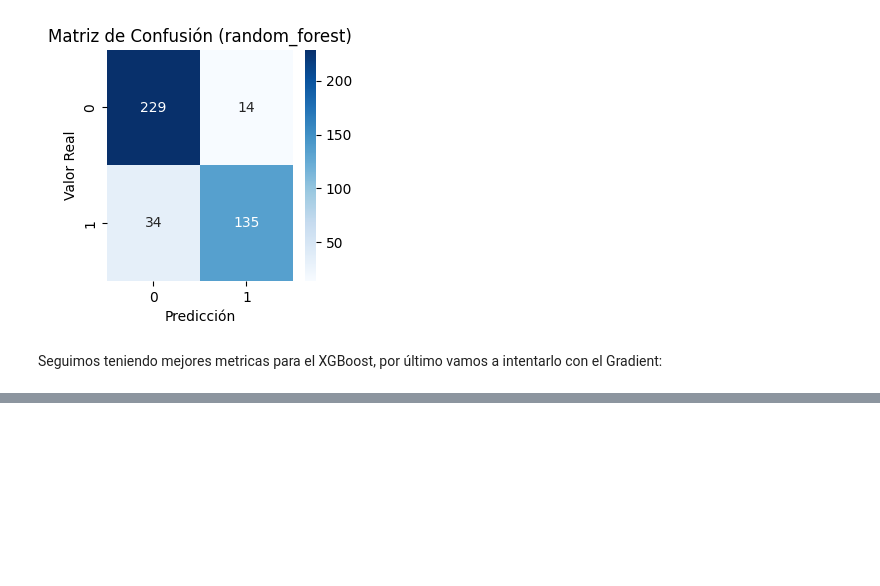
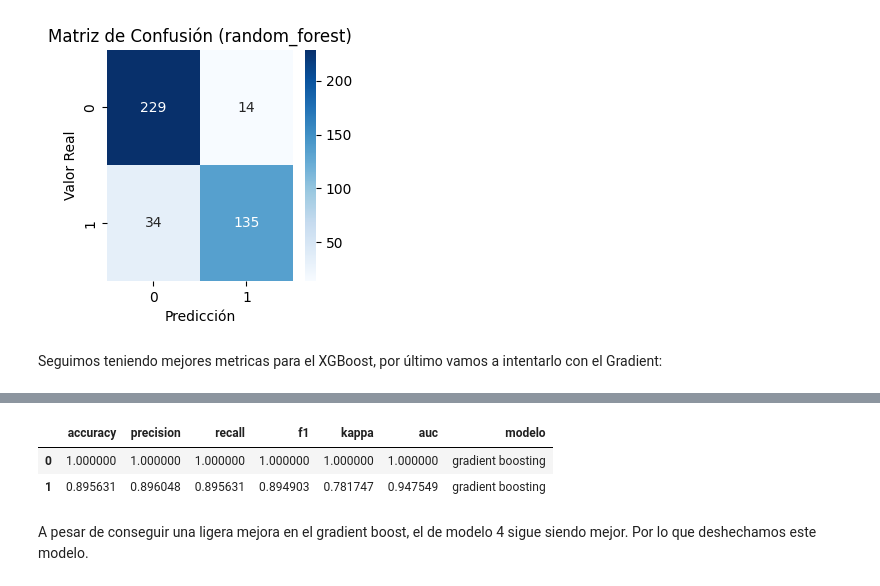
Before and after one commit to elenacano/Proyecto8-PrediccionRetencionEmpleados, a Jupyter notebook: Modelo5/notebooks/6-modelos.ipynb, the cells around one changed output, grey strips where cells are left out. Cells and saved outputs as stored; diff of their text form; code cells hidden in the pictures; blank space fills up the shorter version.

```diff
--- a/Modelo5/notebooks/6-modelos.ipynb
+++ b/Modelo5/notebooks/6-modelos.ipynb
@@ -287,0 +302,16 @@ df_resultados_final
+# %%
+df_resultados_gradient_boosting
+
+df_resultados_colores = df_resultados_gradient_boosting.copy()
+df_resultados_colores.drop(columns=['time_seconds',
+       'n_jobs', 'tiempo_computacion(segundos)', 'nucleos_usados'], inplace=True)
+df_resultados_colores.reset_index(inplace = True, drop = True)
+df_resultados_colores = df_resultados_colores.style.apply(fpc.color_filas_con_borde, axis=1)
+
+df_resultados_colores
+# %% [output]
+|  | accuracy | precision | recall | f1 | kappa | auc | modelo |
+| 0 | 1.000000 | 1.000000 | 1.000000 | 1.000000 | 1.000000 | 1.000000 | gradient boosting |
+| 1 | 0.895631 | 0.896048 | 0.895631 | 0.894903 | 0.781747 | 0.947549 | gradient boosting |
+# %% [markdown]
+A pesar de conseguir una ligera mejora en el gradient boost, el de modelo 4 sigue siendo mejor. Por lo que deshechamos este modelo.
```
Also changed, not shown: parts of 1 cell of this notebook, 54 other files.
